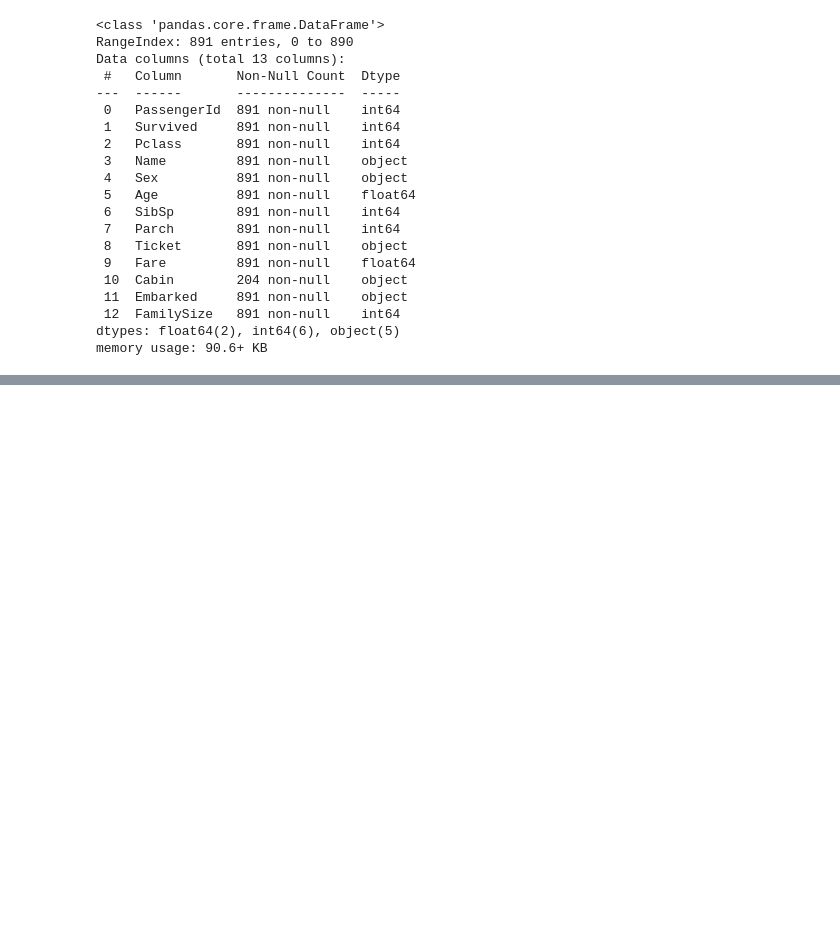
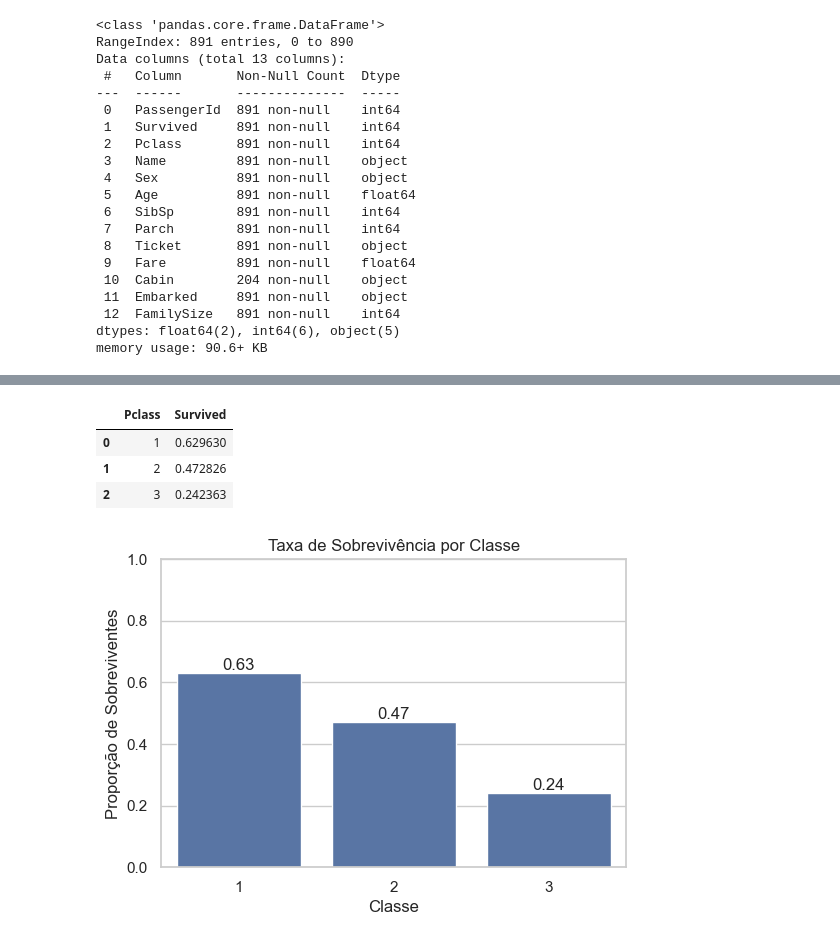
Before and after one commit to wellitonrocha/data_science_journey, a Jupyter notebook: Semana03_Python_Titanic/titanic_analysis.ipynb, the cells around one changed output, grey strips where cells are left out. Saved outputs shown, nothing was run; the diff lists cells and outputs as text; code cells hidden in the pictures; blank space fills up the shorter version.

```diff
--- a/Semana03_Python_Titanic/titanic_analysis.ipynb
+++ b/Semana03_Python_Titanic/titanic_analysis.ipynb
@@ -274,0 +348,35 @@ A análise exploratória aprofundada será realizada nas próximas etapas.
+# %%
+# Taxa de sobrevivência por classe
+survival_by_class = (
+    df.groupby("Pclass")["Survived"]
+    .mean()
+    .reset_index()
+    .sort_values("Pclass")
+)
+
+survival_by_class
+# %% [output]
+|  | Pclass | Survived |
+| 0 | 1 | 0.629630 |
+| 1 | 2 | 0.472826 |
+| 2 | 3 | 0.242363 |
+# %%
+plt.figure(figsize=(6,4))
+
+ax = sns.barplot(
+    data=survival_by_class,
+    x="Pclass",
+    y="Survived"
+)
+
+plt.title("Taxa de Sobrevivência por Classe")
+plt.xlabel("Classe")
+plt.ylabel("Proporção de Sobreviventes")
+plt.ylim(0, 1)
+
+for container in ax.containers:
+    ax.bar_label(container, fmt="%.2f")
+
+plt.show()
+# %% [output]
+[figure, added]
```
Also changed, not shown: parts of 25 cells of this notebook, 1 other file.
